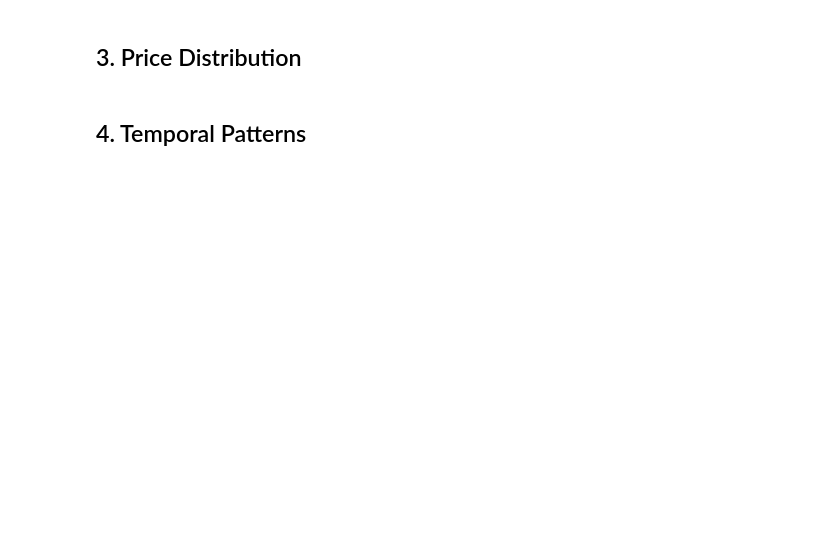
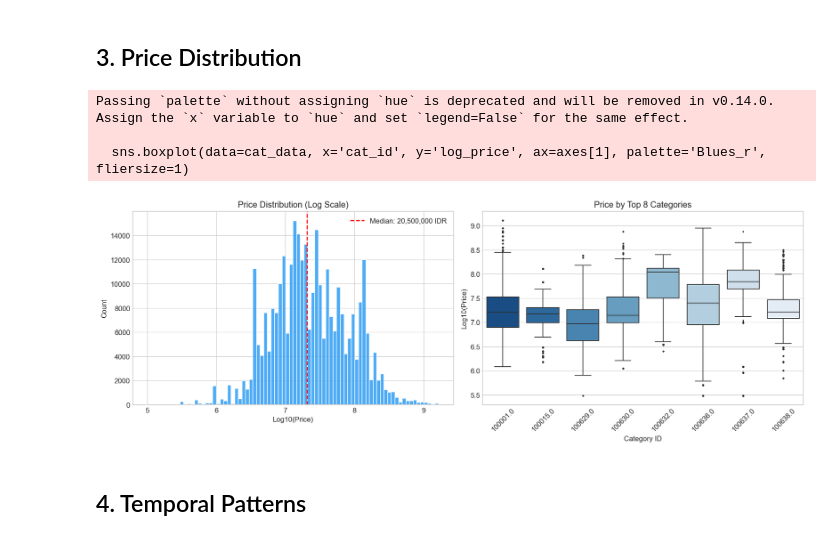
Before and after one commit to Indrapuma/mr-scraper-price-intelligence, a Jupyter notebook: notebooks/01_eda.ipynb, the cells around one changed output. Drawn from its saved outputs; the diff is of its cells as text; code cells hidden in the pictures; blank space fills up the shorter version.

```diff
--- a/notebooks/01_eda.ipynb
+++ b/notebooks/01_eda.ipynb
@@ -15,10 +17,15 @@ import numpy as np
 import pandas as pd
 import matplotlib.pyplot as plt
 import seaborn as sns
+from IPython.display import display
 
-sys.path.insert(0, os.path.dirname(os.getcwd()))
-from src.data_loader import load_data, split_test_anchors
+# Works whether run from project root or notebooks/
+cwd = os.getcwd()
+project_root = os.path.dirname(cwd) if os.path.basename(cwd) == 'notebooks' else cwd
+sys.path.insert(0, project_root)
 
 plt.style.use('seaborn-v0_8-whitegrid')
 plt.rcParams['figure.dpi'] = 120
 %matplotlib inline
+
+print(f'Project root: {project_root}')
@@ -25,12 +34,23 @@ plt.rcParams['figure.dpi'] = 120
 # %% [markdown]
 ## 1. Load Data
 # %%
-train_df, test_df = load_data()
+from src.data_loader import load_data, split_test_anchors, filter_invalid_rows
+
+train_df, test_df = load_data(
+    train_path=os.path.join(project_root, 'data', 'train.csv'),
+    test_path=os.path.join(project_root, 'data', 'test.csv'),
+)
+
+# Filter before splitting so anchors_df/targets_df reflect clean data
+print('Applying data quality filters...')
+train_df = filter_invalid_rows(train_df, is_train=True)
+test_df  = filter_invalid_rows(test_df,  is_train=False)
+
 anchors_df, targets_df = split_test_anchors(test_df)
 
-print(f"Training data: {train_df.shape}")
-print(f"Test data: {test_df.shape}")
-print(f"Anchor samples: {anchors_df.shape[0]}")
-print(f"Prediction targets: {targets_df.shape[0]}")
-print(f"\nDate range (train): {train_df['capturedAt'].min()} to {train_df['capturedAt'].max()}")
-print(f"Date range (test): {test_df['capturedAt'].min()} to {test_df['capturedAt'].max()}")
+print(f'\nTraining data : {train_df.shape}')
+print(f'Test data     : {test_df.shape}')
+print(f'Anchor samples: {anchors_df.shape[0]}')
+print(f'Pred targets  : {targets_df.shape[0]}')
+print(f'\nDate range (train): {train_df["capturedAt"].min().date()} to {train_df["capturedAt"].max().date()}')
+print(f'Date range (test) : {test_df["capturedAt"].min().date()} to {test_df["capturedAt"].max().date()}')
@@ -49,25 +104,31 @@ train_df['price'].describe()
 # %%
 fig, axes = plt.subplots(1, 2, figsize=(14, 5))
 
-# Log price histogram
 log_prices = np.log10(train_df['price'][train_df['price'] > 0])
 axes[0].hist(log_prices, bins=80, color='#2196F3', alpha=0.8, edgecolor='white')
-axes[0].axvline(log_prices.median(), color='red', linestyle='--', label=f'Median: {10**log_prices.median():,.0f} IDR')
+axes[0].axvline(log_prices.median(), color='red', linestyle='--',
+                label=f'Median: {10**log_prices.median():,.0f} IDR')
 axes[0].set_xlabel('Log10(Price)')
 axes[0].set_ylabel('Count')
 axes[0].set_title('Price Distribution (Log Scale)')
 axes[0].legend()
 
-# Top categories boxplot
 top_cats = train_df['cat_id'].value_counts().head(8).index
 cat_data = train_df[train_df['cat_id'].isin(top_cats)].copy()
 cat_data['log_price'] = np.log10(cat_data['price'].clip(lower=1))
 sns.boxplot(data=cat_data, x='cat_id', y='log_price', ax=axes[1], palette='Blues_r', fliersize=1)
 axes[1].set_title('Price by Top 8 Categories')
+axes[1].set_xlabel('Category ID')
+axes[1].set_ylabel('Log10(Price)')
 axes[1].tick_params(axis='x', rotation=45)
 
 plt.tight_layout()
 plt.show()
+# %% [output]
+Passing `palette` without assigning `hue` is deprecated and will be removed in v0.14.0. Assign the `x` variable to `hue` and set `legend=False` for the same effect.
+
+  sns.boxplot(data=cat_data, x='cat_id', y='log_price', ax=axes[1], palette='Blues_r', fliersize=1)
+[figure, added]
 # %% [markdown]
 ## 4. Temporal Patterns
 # %%
```
Also changed, not shown: parts of 18 cells of this notebook, 20 other files.
